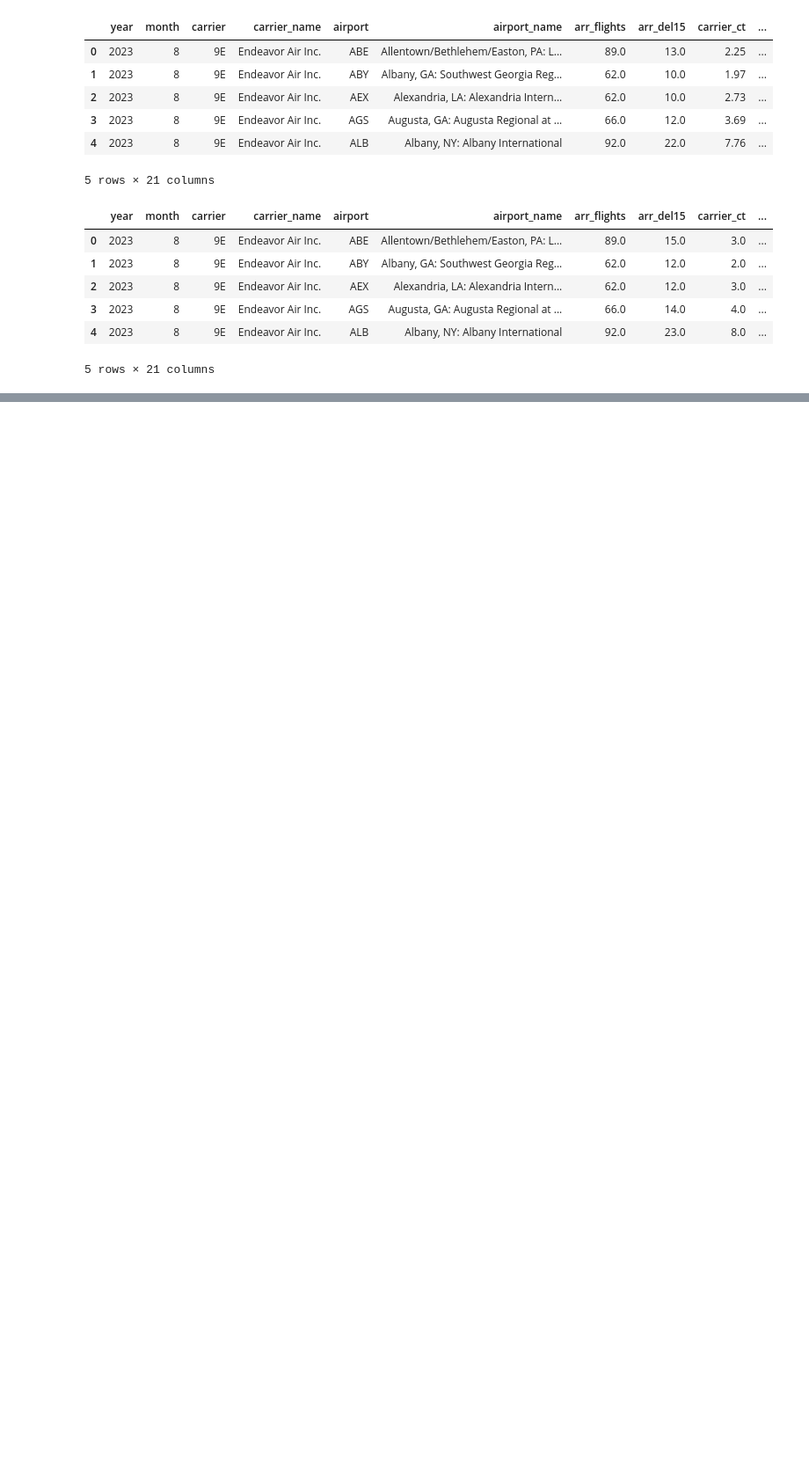
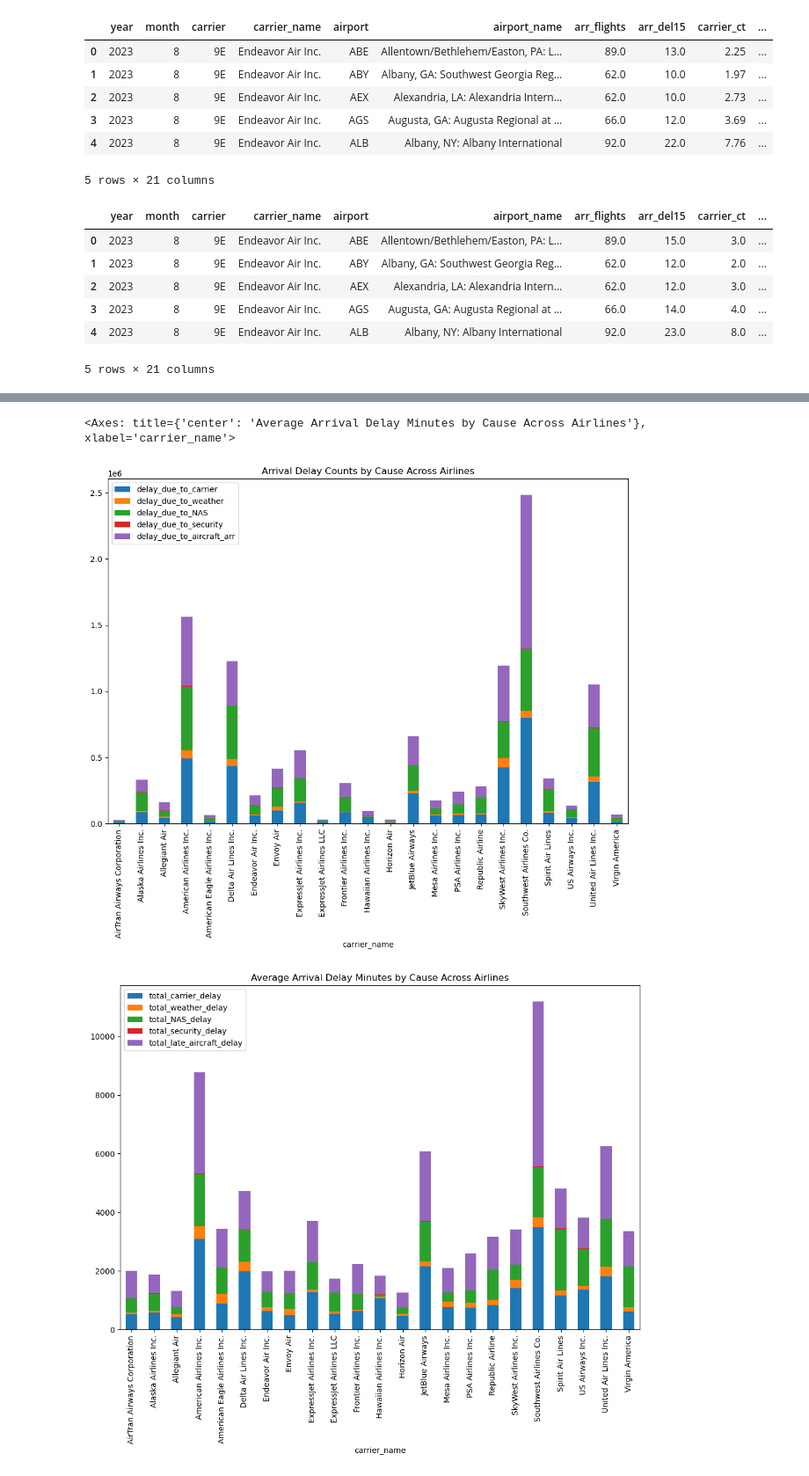
Before and after one commit to naufilsakran/Flight_Delay_Data_Analysis, a Jupyter notebook: Project_report.ipynb, the cells around one changed output, grey strips where cells are left out. Shown at 88% size. Saved outputs shown, nothing was run; the diff lists cells and outputs as text; code cells hidden in the pictures; blank space fills up the shorter version.

```diff
--- a/Project_report.ipynb
+++ b/Project_report.ipynb
@@ -159,6 +146,18 @@ df.head()
 | 4 | 2023 | 8 | 9E | Endeavor Air Inc. | ALB | Albany, NY: Albany International | 92.0 | 23.0 | 8.0 | ... |
 5 rows × 21 columns
 # %%
-for x in df['carrier_name'].unique():
-    print(f'{x} has carrier names {df[df['carrier_name'] == x]['carrier'].unique()}')
+carrier_code_duplicates = df.groupby('carrier', as_index=False)['carrier_name'].agg(
+        carrier_name = lambda x: x.unique(),
+        count = lambda x: x.nunique()
+    )
+carrier_code_duplicates = carrier_code_duplicates[carrier_code_duplicates['count'] > 1]
+for _, row in carrier_code_duplicates.iterrows():
+    print(f"Code: {row['carrier']} -> Names: {row['carrier_name']}")
+
+# From Google, we find that Envoy Air operates under American Eagle. Same is true for Expret Airlines LLC.
+# But since they belong to different company'set, we will keep them as separate entries.
+# We drop this column since it is redundant.
+
+df = df.drop(columns=['carrier'])
+df.head()
 # %% [output]
@@ -181,0 +221,41 @@ American Eagle Airlines Inc. has carrier names ['MQ']
+# %%
+col_arr_del15 = ['carrier_ct', 'weather_ct', 'nas_ct', 'security_ct', 'late_aircraft_ct']
+col_arr_delay = ['carrier_delay', 'weather_delay', 'nas_delay', 'security_delay', 'late_aircraft_delay']
+
+report_del15 = df.groupby(['carrier_name'], as_index = False).agg(
+    delay_due_to_carrier = ('carrier_ct', 'sum'),
+    # total_arr_del15 = ('arr_del15', 'sum'),
+    delay_due_to_weather = ('weather_ct', 'sum'),
+    delay_due_to_NAS = ('nas_ct', 'sum'),
+    delay_due_to_security = ('security_ct', 'sum'),
+    delay_due_to_aircraft_arr = ('late_aircraft_ct', 'sum')
+)
+
+report_del15.plot(
+    kind='bar',
+    x='carrier_name',
+    stacked=True,
+    figsize=(12, 8),
+    title = 'Arrival Delay Counts by Cause Across Airlines',
+)
+
+report_delay = df.groupby(['carrier_name'], as_index = False).agg(
+    # total_delay_in_minutes = ('arr_delay_in_minutes','sum'),
+    total_carrier_delay = ('carrier_delay','mean'),
+    total_weather_delay = ('weather_delay','mean'),
+    total_NAS_delay = ('nas_delay','mean'),
+    total_security_delay = ('security_delay','mean'),
+    total_late_aircraft_delay = ('late_aircraft_delay','mean')
+)
+
+report_delay.plot(
+    kind='bar',
+    x='carrier_name',
+    stacked=True,
+    figsize=(12, 8),
+    title = 'Average Arrival Delay Minutes by Cause Across Airlines'
+)
+# %% [output]
+<Axes: title={'center': 'Average Arrival Delay Minutes by Cause Across Airlines'}, xlabel='carrier_name'>
+[figure, added]
+[figure, added]
```
Also changed, not shown: parts of 46 cells of this notebook.
